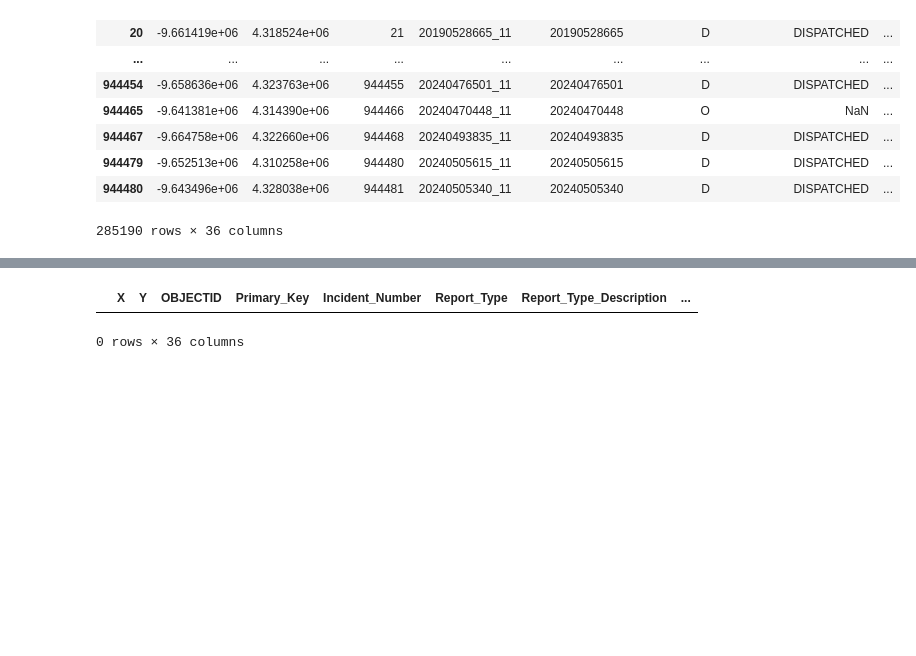
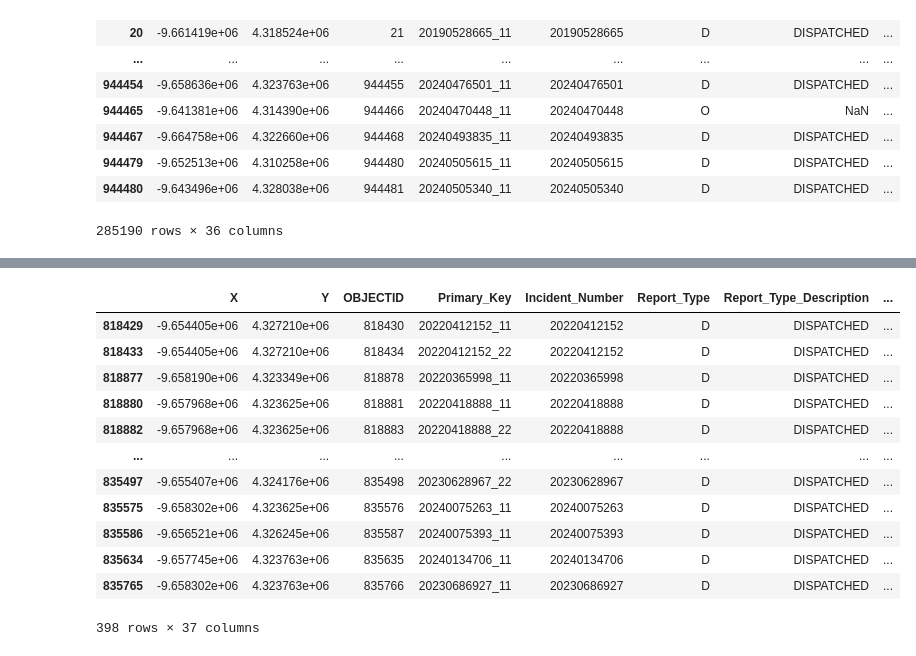
Before and after one commit to ericahen/capstone-da12, a Jupyter notebook: notebooks/police_data_eda.ipynb, the cells around one changed output, grey strips where cells are left out. Drawn from its saved outputs; the diff is of its cells as text; code cells hidden in the pictures; blank space fills up the shorter version.

Commit message:
grad rates fixed & police data fixed

```diff
--- a/notebooks/police_data_eda.ipynb
+++ b/notebooks/police_data_eda.ipynb
@@ -161,0 +181,7 @@ sns.scatterplot(x=police_data["ZIP_Code"] == '37207', y=police_data[" "])
+# %%
+police_data['Incident_Reported'] = pd.to_datetime(police_data['Incident_Reported'])
+# %%
+police_data['Incident_Occurred'] = pd.to_datetime(police_data['Incident_Occurred'])
+# %%
+police_data['year'] = police_data['Incident_Occurred'].dt.year
+police_data
@@ -161,0 +202,3 @@ sns.scatterplot(x=police_data["ZIP_Code"] == '37207', y=police_data[" "])
+# %%
+police_data = police_data[police_data['year'].isin([2020,2021,2022,2023,2024])]
+police_data
@@ -281,8 +429,19 @@ memory usage: 10.5+ KB
 # %%
-police_data[police_data['ZIP_Code'] == 37013]
+police_data[police_data['ZIP_Code'] == '37206']
 # %% [output]
 |  | X | Y | OBJECTID | Primary_Key | Incident_Number | Report_Type | Report_Type_Description | ... |
+| 818429 | -9.654405e+06 | 4.327210e+06 | 818430 | 20220412152_11 | 20220412152 | D | DISPATCHED | ... |
+| 818433 | -9.654405e+06 | 4.327210e+06 | 818434 | 20220412152_22 | 20220412152 | D | DISPATCHED | ... |
+| 818877 | -9.658190e+06 | 4.323349e+06 | 818878 | 20220365998_11 | 20220365998 | D | DISPATCHED | ... |
+| 818880 | -9.657968e+06 | 4.323625e+06 | 818881 | 20220418888_11 | 20220418888 | D | DISPATCHED | ... |
+| 818882 | -9.657968e+06 | 4.323625e+06 | 818883 | 20220418888_22 | 20220418888 | D | DISPATCHED | ... |
+| ... | ... | ... | ... | ... | ... | ... | ... | ... |
+| 835497 | -9.655407e+06 | 4.324176e+06 | 835498 | 20230628967_22 | 20230628967 | D | DISPATCHED | ... |
+| 835575 | -9.658302e+06 | 4.323625e+06 | 835576 | 20240075263_11 | 20240075263 | D | DISPATCHED | ... |
+| 835586 | -9.656521e+06 | 4.326245e+06 | 835587 | 20240075393_11 | 20240075393 | D | DISPATCHED | ... |
+| 835634 | -9.657745e+06 | 4.323763e+06 | 835635 | 20240134706_11 | 20240134706 | D | DISPATCHED | ... |
+| 835765 | -9.658302e+06 | 4.323763e+06 | 835766 | 20230686927_11 | 20230686927 | D | DISPATCHED | ... |
-0 rows × 36 columns
+398 rows × 37 columns
 # %%
 police_data
 # %% [output]
```
Also changed, not shown: parts of 42 cells of this notebook, 4 other files.
